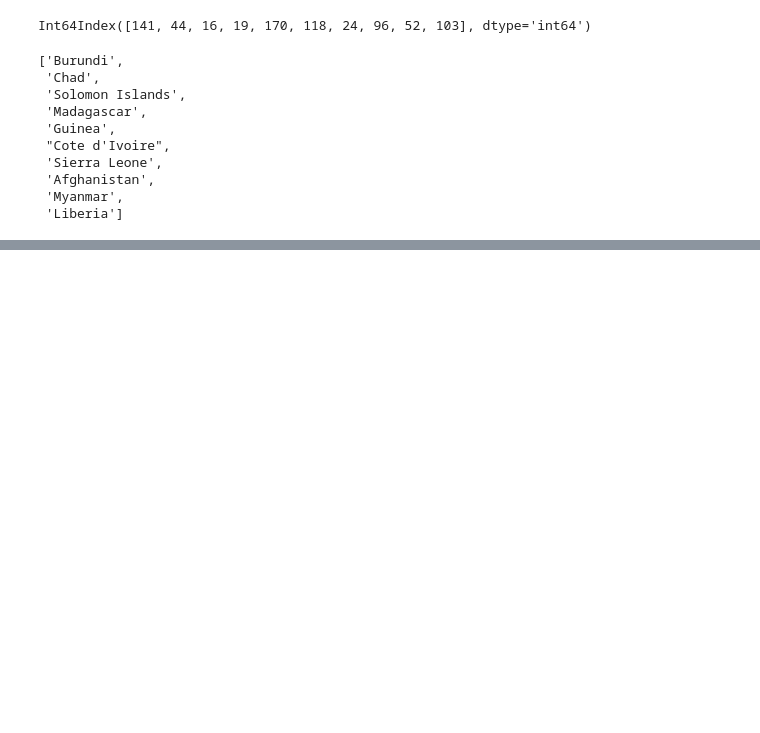
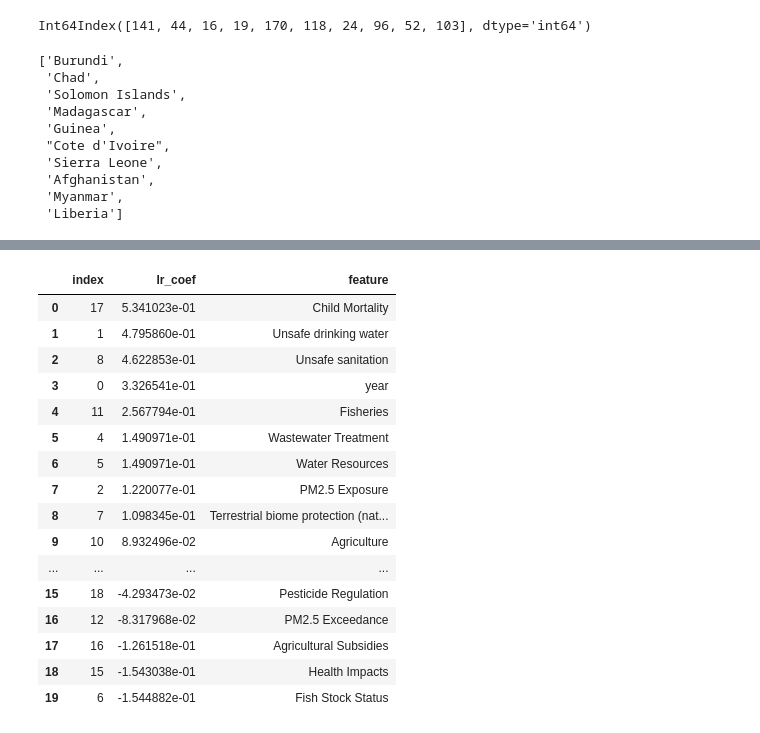
Before and after one commit to Avanyali/EPIDemographicModel, a Jupyter notebook: dan's notebooks/models.ipynb, the cells around one changed output, grey strips where cells are left out. Saved outputs shown, nothing was run; the diff lists cells and outputs as text; code cells hidden in the pictures; blank space fills up the shorter version.

```diff
--- a/dan's notebooks/models.ipynb
+++ b/dan's notebooks/models.ipynb
@@ -16,3 +31,17 @@ index_list_high = epi_2020['Environmental Performance Index'].sort_values(ascend
 epi_2020.loc[158, 'country_name']
 # %% [output]
 'Denmark'
+# %%
+def country_list(num_countries, top=True):
+    if top:
+        index_list_high = epi_2020['Environmental Performance Index'].sort_values(ascending=False).head(num_countries).index
+        top_country_list = []
+        for index in index_list_high:
+            top_country_list.append(epi_2020.loc[index, 'country_name'])
+        return top_country_list
+    else:
+        index_list_low = epi_2020['Environmental Performance Index'].sort_values(ascending=False).tail(num_countries).index
+        bot_country_list = []
+        for index in index_list_low:
+            bot_country_list.append(epi_2020.loc[index, 'country_name'])
+        return bot_country_list
@@ -62,0 +139,6 @@ ValueError: The truth value of a Series is ambiguous. Use a.empty, a.bool(), a.i
+# %%
+precomputed = ['Ecosystem Vitality', 'Environmental Health', 'Air Quality', 'Sanitation & Drinking Water',
+              'Biodiversity & Habitat']
+drop_list = precomputed
+drop_list.append('Environmental Performance Index')
+drop_list.append('country_name')
@@ -62,0 +219,2 @@ ValueError: The truth value of a Series is ambiguous. Use a.empty, a.bool(), a.i
+# %%
+lr_coefs,lasso_coefs,ridge_coefs = quick_regressions(10,df,'country_name','Environmental Performance Index')
@@ -62,0 +230,20 @@ ValueError: The truth value of a Series is ambiguous. Use a.empty, a.bool(), a.i
+# %%
+lr_coefs
+# %% [output]
+|  | index | lr_coef | feature |
+| 0 | 17 | 5.341023e-01 | Child Mortality |
+| 1 | 1 | 4.795860e-01 | Unsafe drinking water |
+| 2 | 8 | 4.622853e-01 | Unsafe sanitation |
+| 3 | 0 | 3.326541e-01 | year |
+| 4 | 11 | 2.567794e-01 | Fisheries |
+| 5 | 4 | 1.490971e-01 | Wastewater Treatment |
+| 6 | 5 | 1.490971e-01 | Water Resources |
+| 7 | 2 | 1.220077e-01 | PM2.5 Exposure |
+| 8 | 7 | 1.098345e-01 | Terrestrial biome protection (nat... |
+| 9 | 10 | 8.932496e-02 | Agriculture |
+| ... | ... | ... | ... |
+| 15 | 18 | -4.293473e-02 | Pesticide Regulation |
+| 16 | 12 | -8.317968e-02 | PM2.5 Exceedance |
+| 17 | 16 | -1.261518e-01 | Agricultural Subsidies |
+| 18 | 15 | -1.543038e-01 | Health Impacts |
+| 19 | 6 | -1.544882e-01 | Fish Stock Status |
```
Also changed, not shown: parts of 52 cells of this notebook.
